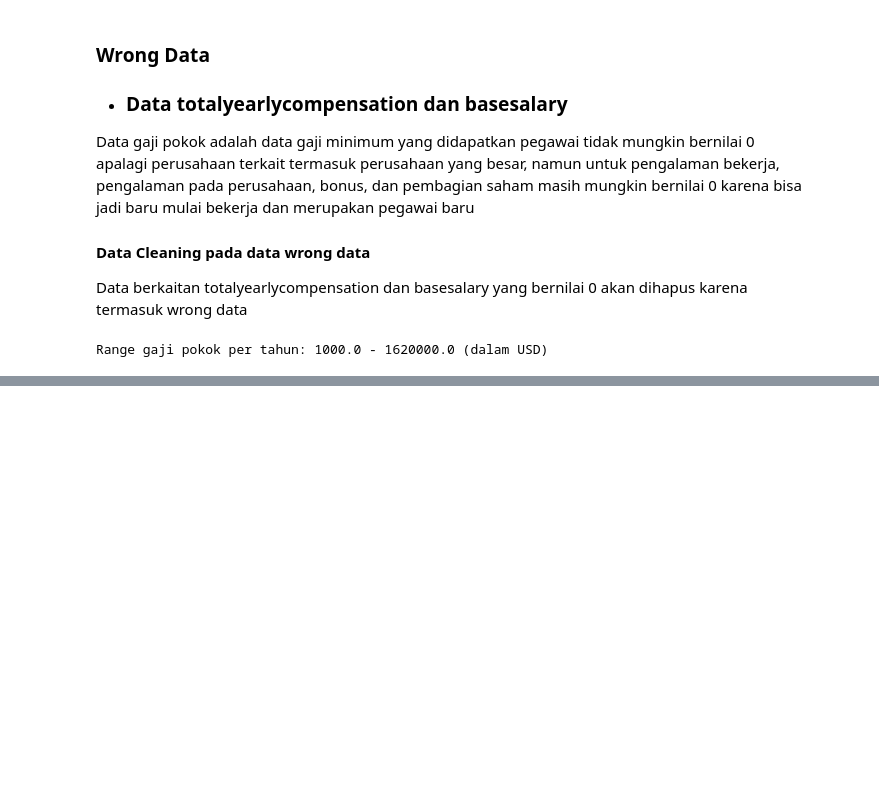
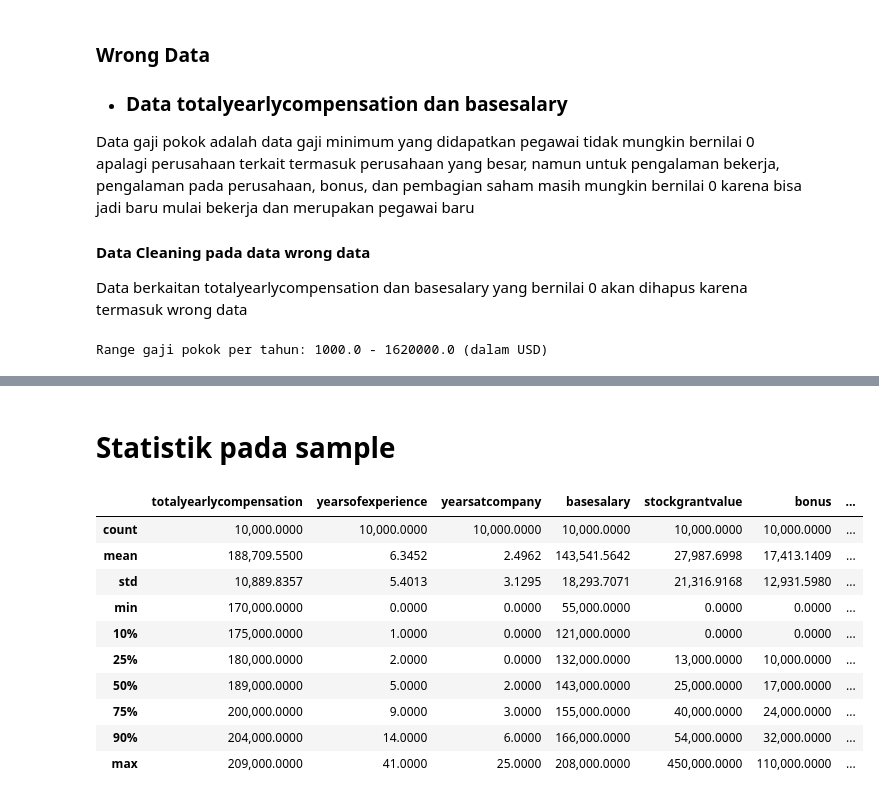
Before and after one commit to fairuzald/andat-Tubes2, a Jupyter notebook: main.ipynb, the cells around one changed output, grey strips where cells are left out. Drawn from its saved outputs; the diff is of its cells as text; code cells hidden in the pictures; blank space fills up the shorter version.

```diff
--- a/main.ipynb
+++ b/main.ipynb
@@ -567,0 +570,17 @@ samples
+# %% [markdown]
+# Statistik pada sample
+# %%
+samples[["totalyearlycompensation", "yearsofexperience", "yearsatcompany","basesalary", "stockgrantvalue", "bonus", "Masters_Degree", "Bachelors_Degree", "Doctorate_Degree", "Highschool", "Some_College", "Race_Asian", "Race_White", "Race_Black", "Race_Hispanic", "Race_Two_Or_More"]].describe(percentiles = [.1,.25,.50,.75,.90]).applymap('{:,.4f}'.format)
+# Mengambil deskripsi dari data sample dengan format 4 angka di belakang koma
+# %% [output]
+|  | totalyearlycompensation | yearsofexperience | yearsatcompany | basesalary | stockgrantvalue | bonus | ... |
+| count | 10,000.0000 | 10,000.0000 | 10,000.0000 | 10,000.0000 | 10,000.0000 | 10,000.0000 | ... |
+| mean | 188,709.5500 | 6.3452 | 2.4962 | 143,541.5642 | 27,987.6998 | 17,413.1409 | ... |
+| std | 10,889.8357 | 5.4013 | 3.1295 | 18,293.7071 | 21,316.9168 | 12,931.5980 | ... |
+| min | 170,000.0000 | 0.0000 | 0.0000 | 55,000.0000 | 0.0000 | 0.0000 | ... |
+| 10% | 175,000.0000 | 1.0000 | 0.0000 | 121,000.0000 | 0.0000 | 0.0000 | ... |
+| 25% | 180,000.0000 | 2.0000 | 0.0000 | 132,000.0000 | 13,000.0000 | 10,000.0000 | ... |
+| 50% | 189,000.0000 | 5.0000 | 2.0000 | 143,000.0000 | 25,000.0000 | 17,000.0000 | ... |
+| 75% | 200,000.0000 | 9.0000 | 3.0000 | 155,000.0000 | 40,000.0000 | 24,000.0000 | ... |
+| 90% | 204,000.0000 | 14.0000 | 6.0000 | 166,000.0000 | 54,000.0000 | 32,000.0000 | ... |
+| max | 209,000.0000 | 41.0000 | 25.0000 | 208,000.0000 | 450,000.0000 | 110,000.0000 | ... |
```
Also changed, not shown: parts of 5 cells of this notebook.
